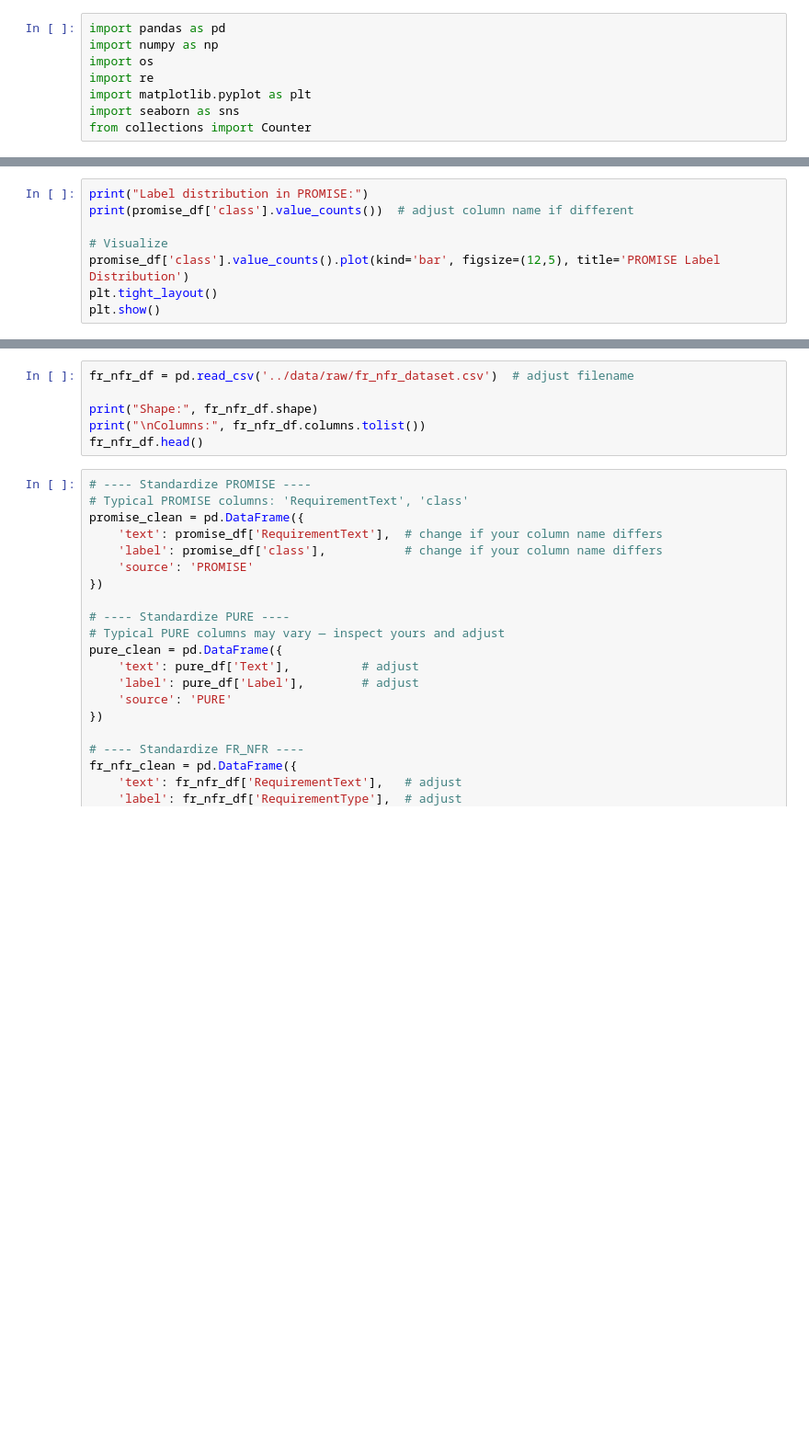
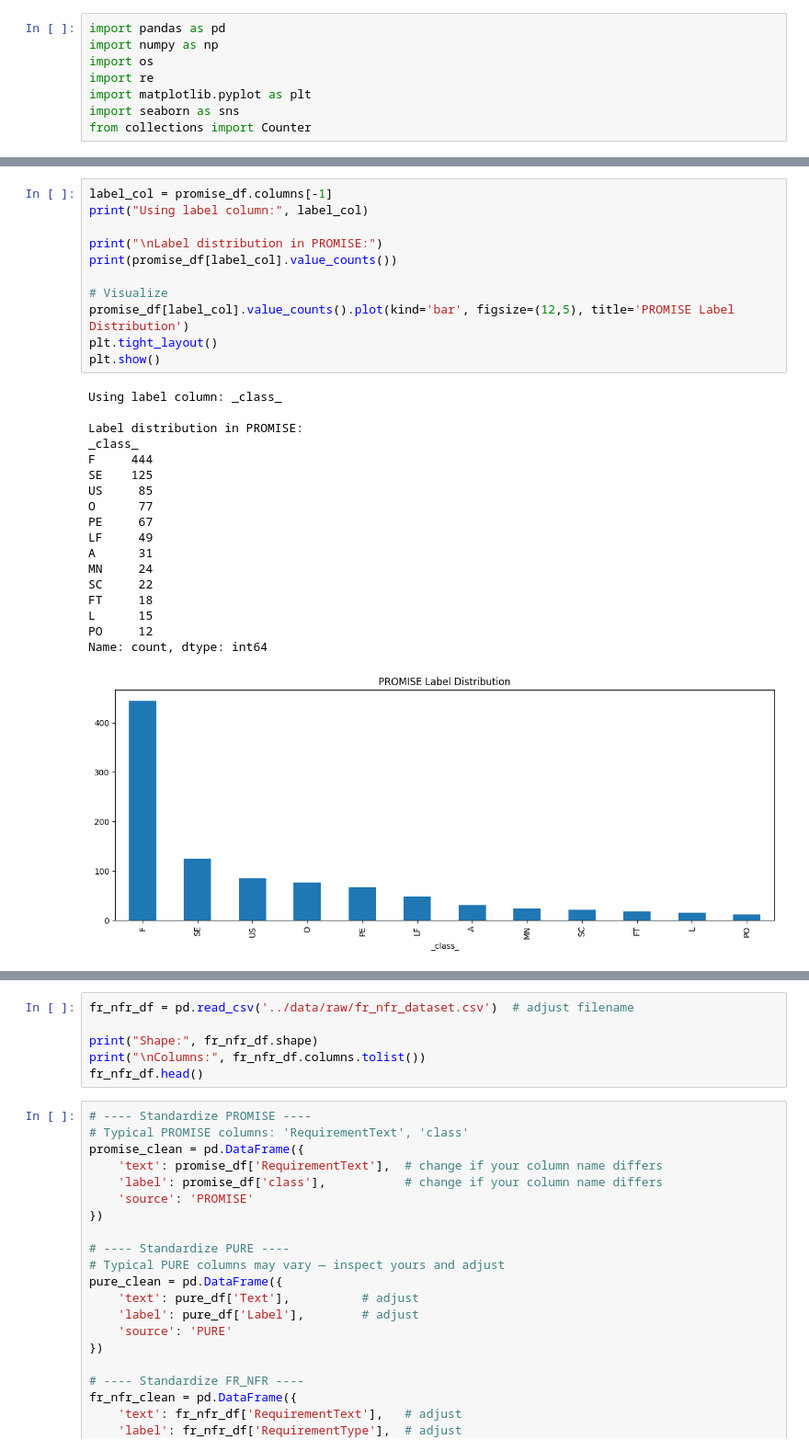
Before and after one commit to AlanW0320/requirements-elicitation-agent, a Jupyter notebook: notebooks/01_data_preprocessing.ipynb, the cells around one changed output, grey strips where cells are left out. Shown at 92% size. Drawn from its saved outputs; the diff is of its cells as text; blank space fills up the shorter version.

```diff
--- a/notebooks/01_data_preprocessing.ipynb
+++ b/notebooks/01_data_preprocessing.ipynb
@@ -18,11 +81,33 @@ promise_df.head()
 # %%
-print("Label distribution in PROMISE:")
-print(promise_df['class'].value_counts())  # adjust column name if different
+label_col = promise_df.columns[-1]
+print("Using label column:", label_col)
+
+print("\nLabel distribution in PROMISE:")
+print(promise_df[label_col].value_counts())
 
 # Visualize
-promise_df['class'].value_counts().plot(kind='bar', figsize=(12,5), title='PROMISE Label Distribution')
+promise_df[label_col].value_counts().plot(kind='bar', figsize=(12,5), title='PROMISE Label Distribution')
 plt.tight_layout()
 plt.show()
+# %% [output]
+Using label column: _class_
+
+Label distribution in PROMISE:
+_class_
+F     444
+SE    125
+US     85
+O      77
+PE     67
+LF     49
+A      31
+MN     24
+SC     22
+FT     18
+L      15
+PO     12
+Name: count, dtype: int64
+[figure, added]
 # %%
 # PURE dataset — may come as multiple files or one CSV
 pure_df = pd.read_csv('../data/raw/pure_dataset.csv')  # adjust filename
```
Also changed, not shown: parts of 2 cells of this notebook.
